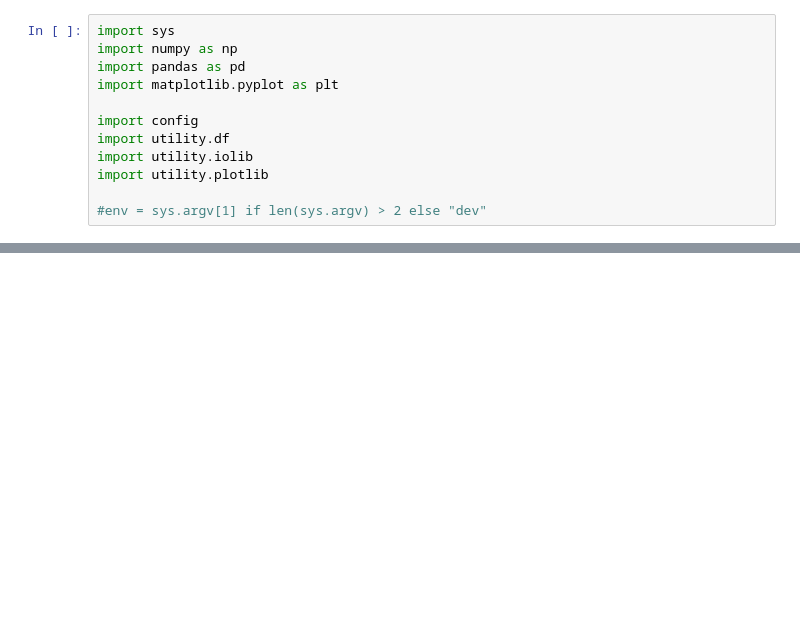
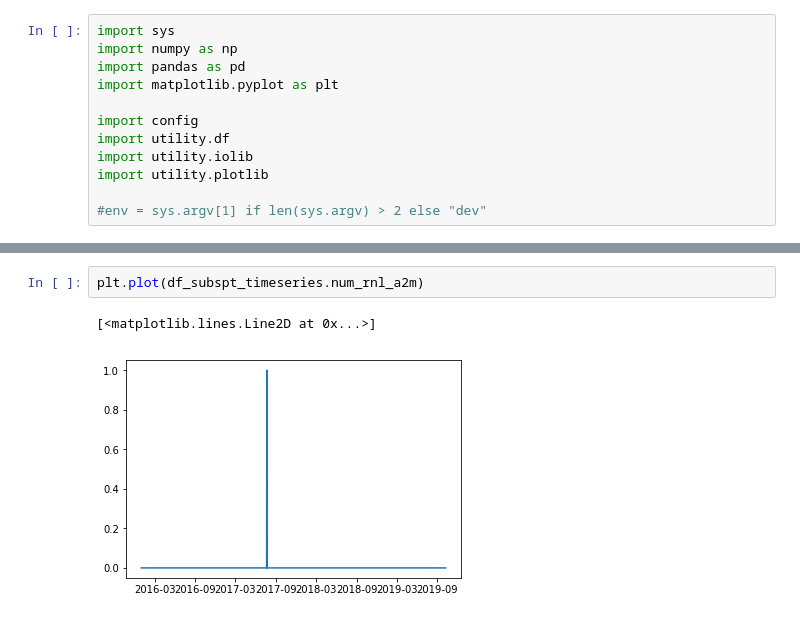
Before and after one commit to vicaws/Whizz, a Jupyter notebook: Code/Churn/Churn/NB_DescriptiveStats.ipynb, the cells around one changed output, grey strips where cells are left out. Drawn from its saved outputs; the diff is of its cells as text; blank space fills up the shorter version.

```diff
--- a/Code/Churn/Churn/NB_DescriptiveStats.ipynb
+++ b/Code/Churn/Churn/NB_DescriptiveStats.ipynb
@@ -47,0 +58,5 @@ Due to configuration, data as of unsteady period have been removed!
+# %%
+plt.plot(df_subspt_timeseries.num_rnl_a2m)
+# %% [output]
+[<matplotlib.lines.Line2D at 0x...>]
+[figure, added]
```
Also changed, not shown: parts of 3 cells of this notebook, 12 other files.
